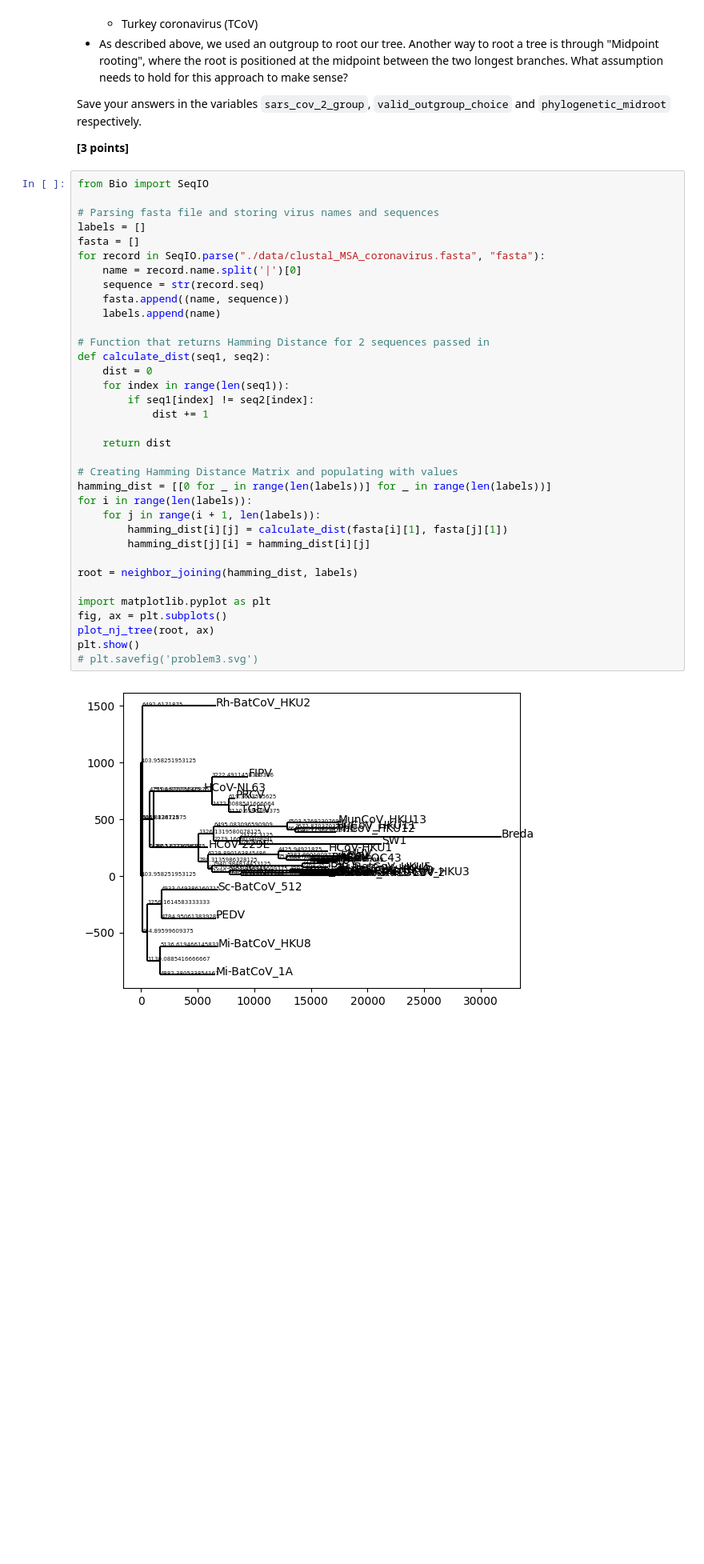
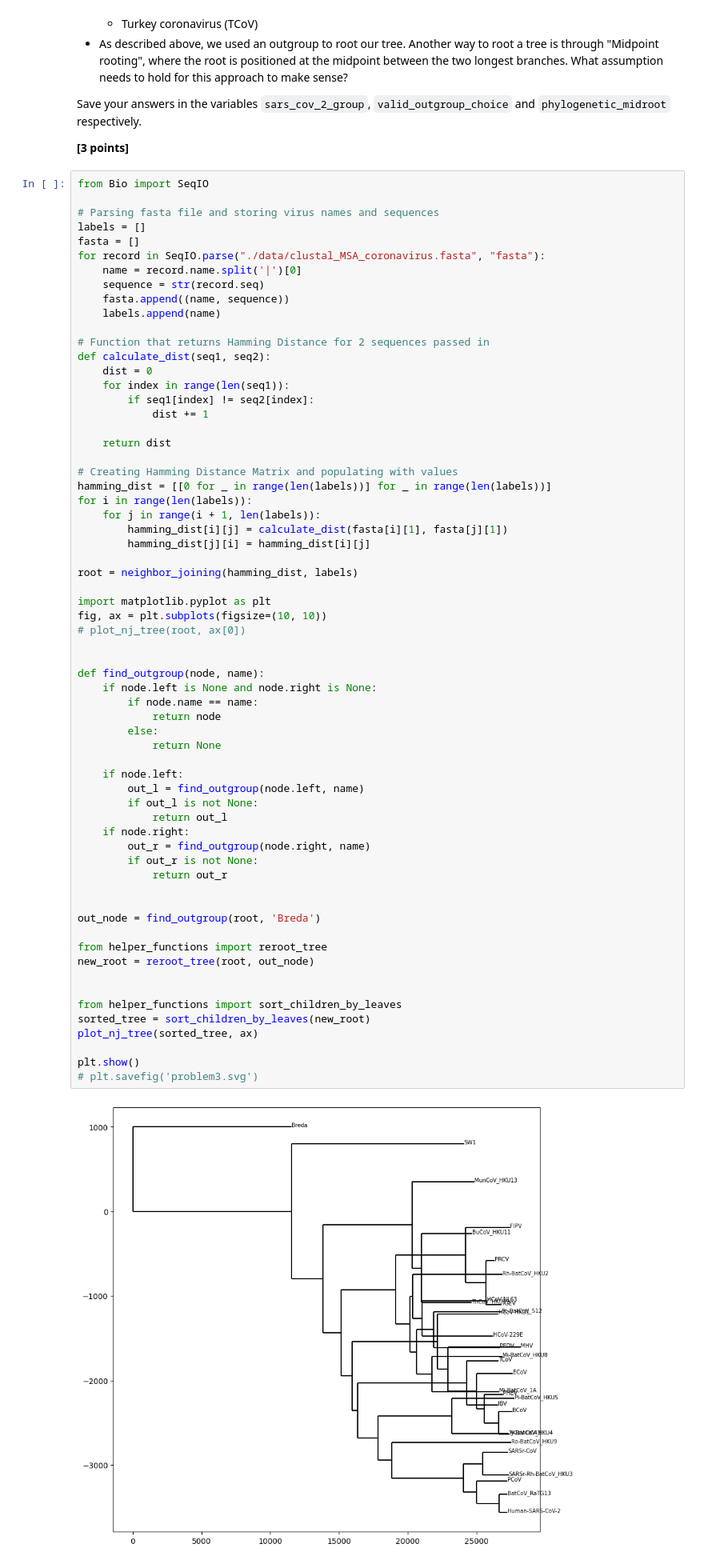
Before and after one commit to riva-man/assign_phylo, a Jupyter notebook: phylo_workbook.ipynb, the cells around one changed output. Shown at 80% size. Cells and saved outputs as stored; diff of their text form; blank space fills up the shorter version.

Commit message:
Completing Problem 3
- Re-rooting based on outgroup
- Adding children sort function
- Re-plotting phylogenetic tree

```diff
--- a/phylo_workbook.ipynb
+++ b/phylo_workbook.ipynb
@@ -132,36 +132,65 @@ from Bio import SeqIO
 labels = []
 fasta = []
 for record in SeqIO.parse("./data/clustal_MSA_coronavirus.fasta", "fasta"):
     name = record.name.split('|')[0]
     sequence = str(record.seq)
     fasta.append((name, sequence))
     labels.append(name)
 
 # Function that returns Hamming Distance for 2 sequences passed in
 def calculate_dist(seq1, seq2):
     dist = 0
     for index in range(len(seq1)):
         if seq1[index] != seq2[index]:
             dist += 1
 
     return dist
 
 # Creating Hamming Distance Matrix and populating with values
 hamming_dist = [[0 for _ in range(len(labels))] for _ in range(len(labels))]
 for i in range(len(labels)):
     for j in range(i + 1, len(labels)):
         hamming_dist[i][j] = calculate_dist(fasta[i][1], fasta[j][1])
         hamming_dist[j][i] = hamming_dist[i][j]
 
 root = neighbor_joining(hamming_dist, labels)
 
 import matplotlib.pyplot as plt
-fig, ax = plt.subplots()
-plot_nj_tree(root, ax)
+fig, ax = plt.subplots(figsize=(10, 10))
+# plot_nj_tree(root, ax[0])
+
+
+def find_outgroup(node, name):
+    if node.left is None and node.right is None:
+        if node.name == name:
+            return node
+        else:
+            return None
+
+    if node.left:
+        out_l = find_outgroup(node.left, name)
+        if out_l is not None:
+            return out_l
+    if node.right:
+        out_r = find_outgroup(node.right, name)
+        if out_r is not None:
+            return out_r
+
+
+out_node = find_outgroup(root, 'Breda')
+
+from helper_functions import reroot_tree
+new_root = reroot_tree(root, out_node)
+
+
+from helper_functions import sort_children_by_leaves
+sorted_tree = sort_children_by_leaves(new_root)
+plot_nj_tree(sorted_tree, ax)
+
 plt.show()
 # plt.savefig('problem3.svg')
 # %% [output]
-[figure, old version]
+[figure, new version]
 # %%
 sars_cov_2_group = """To which group does SARS-CoV-2 belong? Answer using only the group name."""
 # %%
```
Also changed, not shown: 1 other file.
